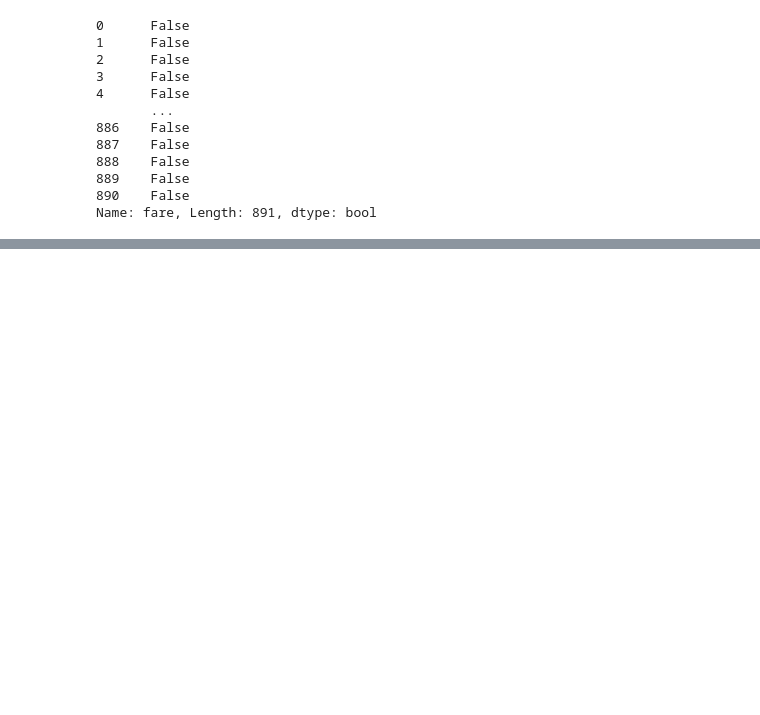
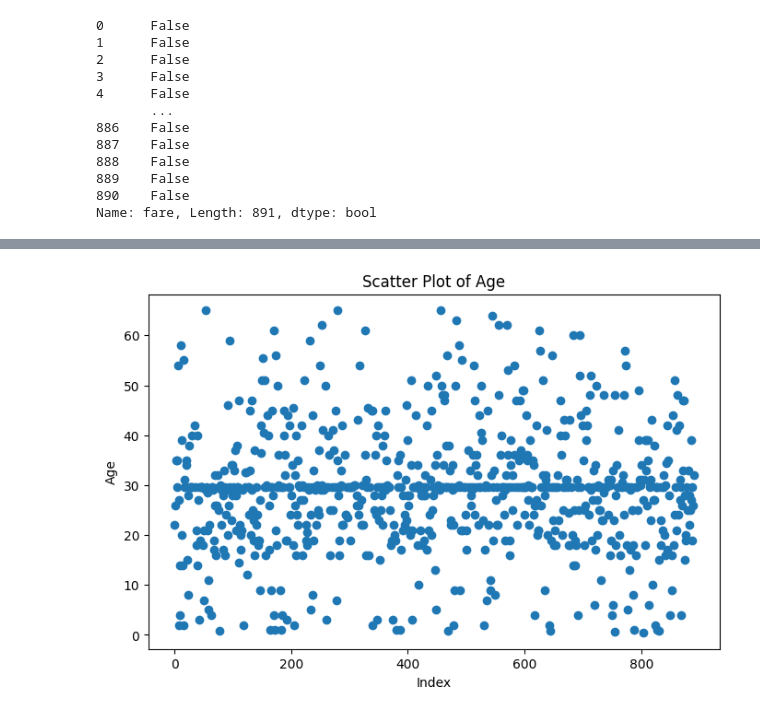
Before and after one commit to shahahmad-dev/exploratory-data-analysis, a Jupyter notebook: 01_pandas.ipynb, the cells around one changed output, grey strips where cells are left out. Cells and saved outputs as stored; diff of their text form; code cells hidden in the pictures; blank space fills up the shorter version.

Commit message:
Removing outliers from it

```diff
--- a/01_pandas.ipynb
+++ b/01_pandas.ipynb
@@ -631,0 +671,11 @@ Name: fare, Length: 891, dtype: bool
+# %%
+Q1 = df['fare'].quantile(0.25)
+Q3 = df['fare'].quantile(0.75)
+
+IQR = Q3 - Q1
+
+lower_bound = Q1 - 1.5 * IQR
+upper_bound = Q3 + 1.5 * IQR
+
+outliers_fare = df[(df['fare'] < lower_bound) | (df['fare'] > upper_bound)]
+print(outliers_fare)
@@ -631,0 +700,3 @@ Name: fare, Length: 891, dtype: bool
+# %%
+df = df[(df['age'] >= lower_bound ) &  (df['age'] <= upper_bound)]
+df = df[(df['fare'] >= lower_bound) & (df['fare'] <= upper_bound)]
@@ -631,0 +723,10 @@ Name: fare, Length: 891, dtype: bool
+# %%
+
+plt.figure(figsize=(8, 5))
+plt.scatter(df.index, df['age'])
+plt.xlabel('Index')
+plt.ylabel('Age')
+plt.title('Scatter Plot of Age')
+plt.show()
+# %% [output]
+[figure, added]
```
Also changed, not shown: parts of 5 cells of this notebook, 1 other file.
